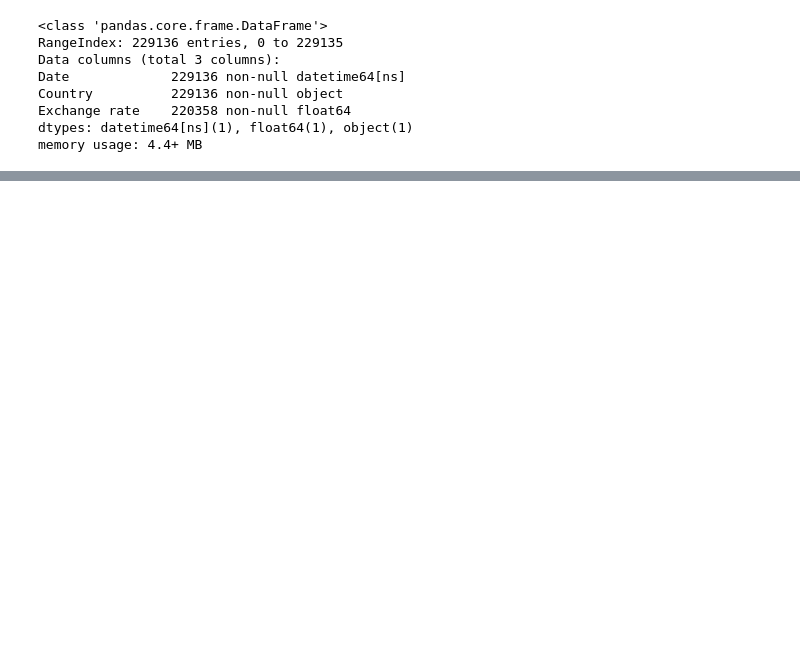
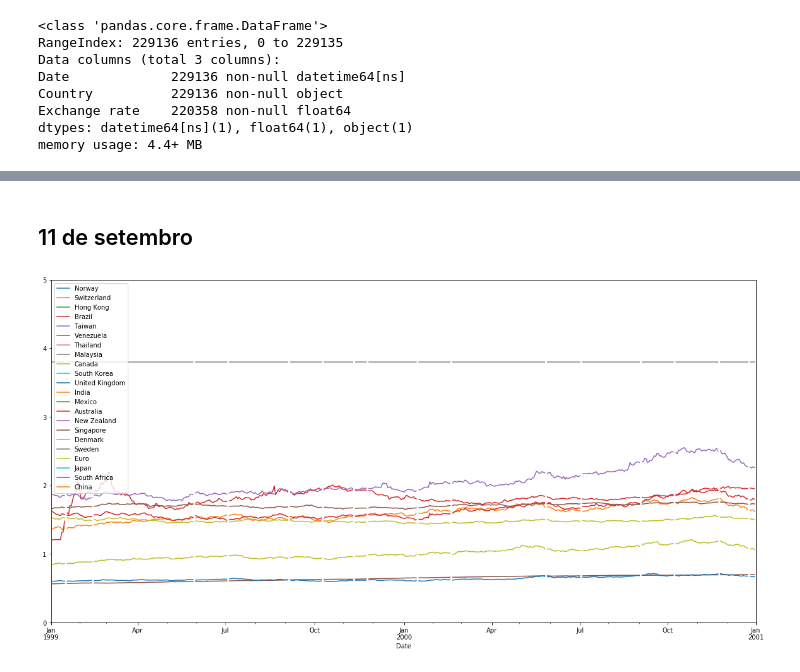
Before and after one commit to isabellefo/usdAnalysis, a Jupyter notebook: DataAnalysis.ipynb, the cells around one changed output, grey strips where cells are left out. Saved outputs shown, nothing was run; the diff lists cells and outputs as text; code cells hidden in the pictures; blank space fills up the shorter version.

```diff
--- a/DataAnalysis.ipynb
+++ b/DataAnalysis.ipynb
@@ -71,0 +80,10 @@ plt.show()
+# %% [markdown]
+## 11 de setembro
+# %%
+for c in listC:
+    dfusd[dfusd['Country'] == c].plot(kind= 'line', x = 'Date', y= 'Exchange rate', label = c,
+                                      ax = plt.gca(), figsize = (20,10),
+                                      ylim = (0, 5)).set_xlim(left=datetime(1999,1,1), right=datetime(2000,12,31))
+plt.show()
+# %% [output]
+[figure, added]
```
Also changed, not shown: parts of 15 cells of this notebook.
